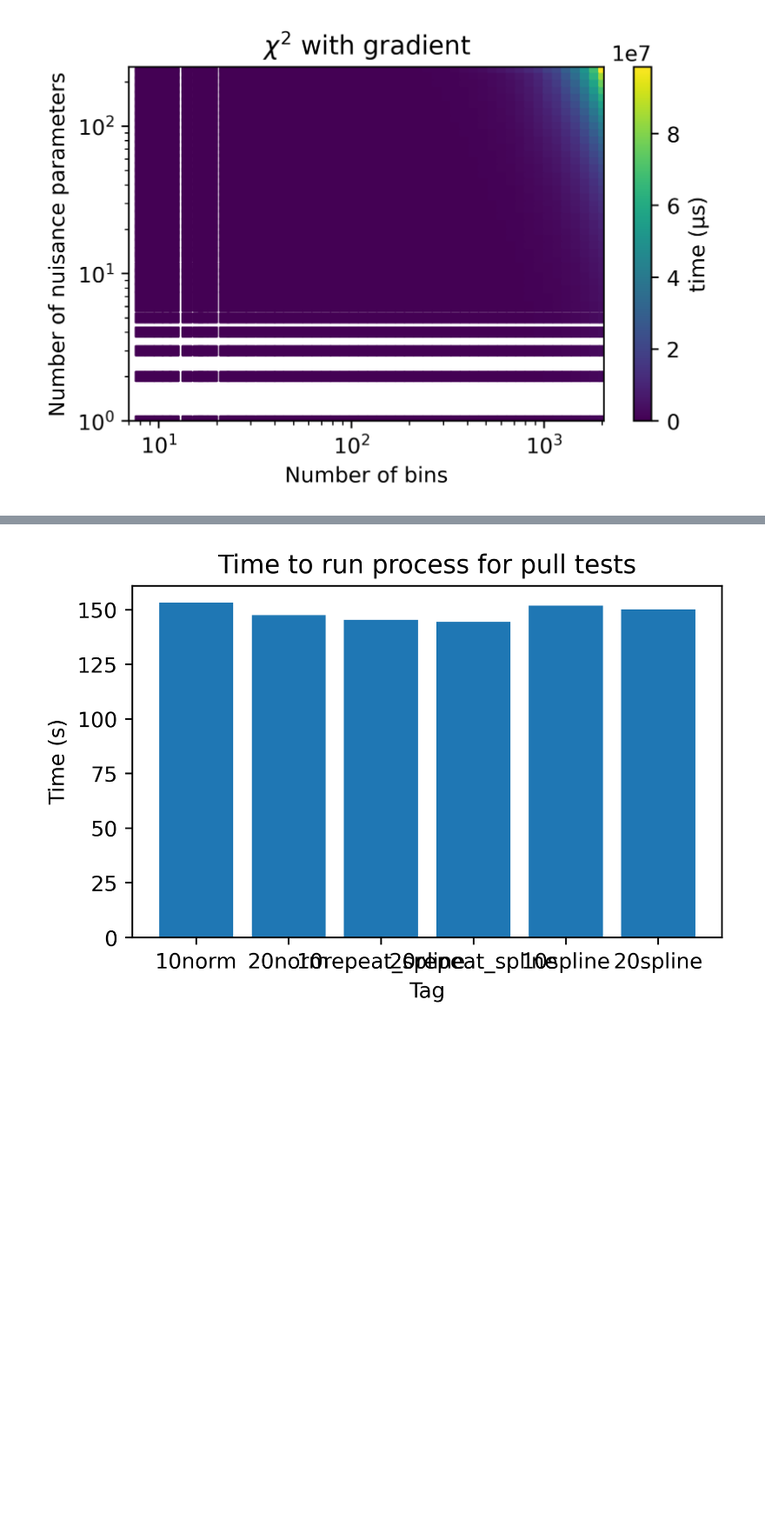
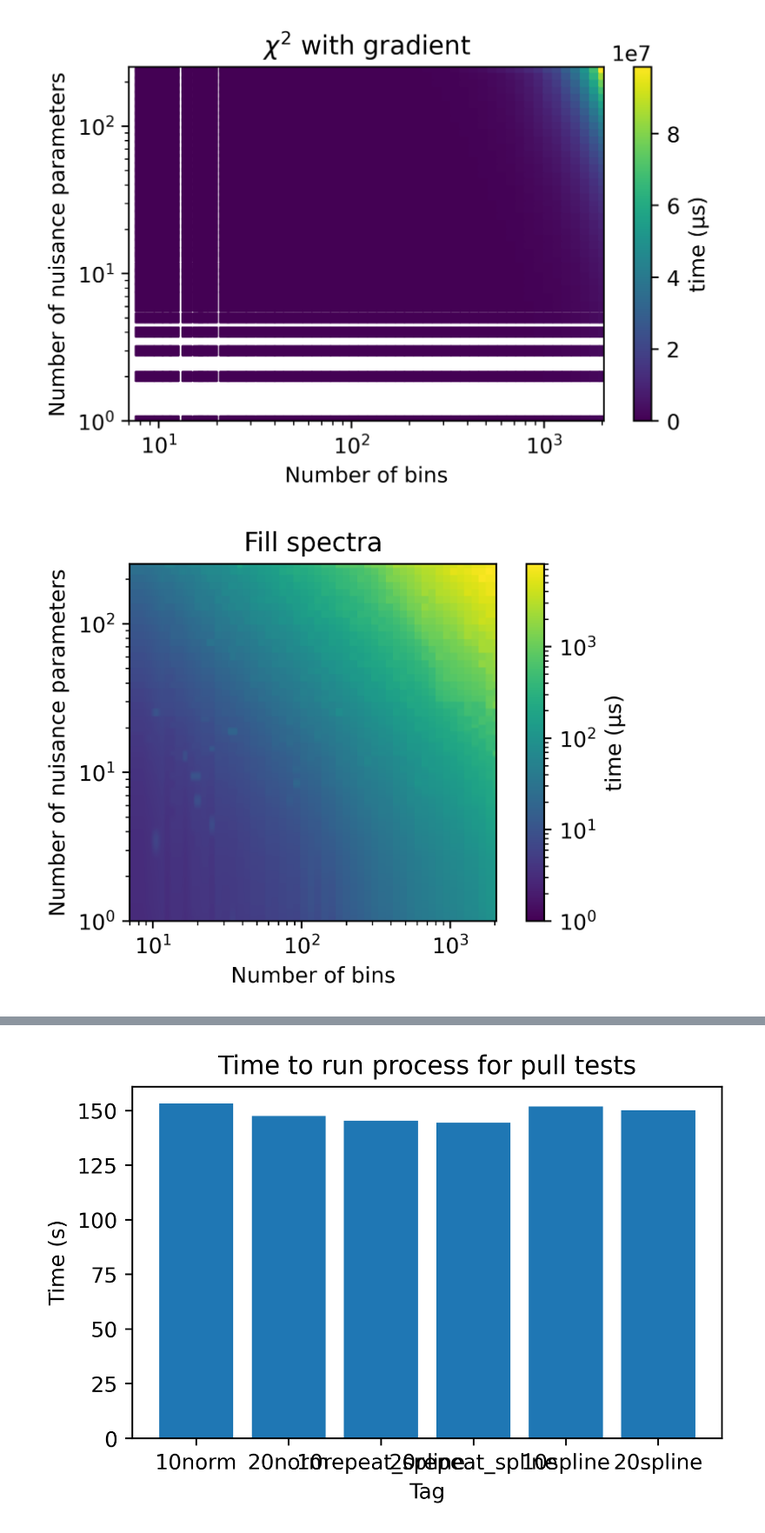
Before and after one commit to BMDragon/PROfit_Scaling, a Jupyter notebook: plotting.ipynb, the cells around one changed output, grey strips where cells are left out. Shown at 87% size. Drawn from its saved outputs; the diff is of its cells as text; code cells hidden in the pictures; blank space fills up the shorter version.

Commit message:
use log scale for colorbar

```diff
--- a/plotting.ipynb
+++ b/plotting.ipynb
@@ -438,3 +440,21 @@ plt.yscale('log')
 plt.show()
 # %% [output]
 [figure]
+# %%
+mesh_x, mesh_y = np.meshgrid(np.arange(5,2050,1), np.arange(0,252,1))
+fs_grid = griddata(valid_fill_spectra_all_times_points, [times_dict[x[0], x[1]][1] for x in valid_fill_spectra_all_times_points], (mesh_x, mesh_y), method='nearest')
+chi2_grid = griddata(valid_chi2_with_grad_times_points, [times_dict[x[0], x[1]][5] for x in valid_chi2_with_grad_times_points], (mesh_x, mesh_y), method='nearest')
+# %%
+plt.figure(figsize=(5, 3), dpi=400)
+plt.imshow(fs_grid, extent=(5,2050,0,250), origin='lower', norm=LogNorm(vmin=1, vmax=8000))
+plt.colorbar(label='time (μs)')
+plt.xlabel('Number of bins')
+plt.ylabel('Number of nuisance parameters')
+plt.title('Fill spectra')
+plt.xlim(7,2050)
+plt.xscale('log')
+plt.ylim(1,252)
+plt.yscale('log')
+plt.show()
+# %% [output]
+[figure, added]
```
Also changed, not shown: parts of 3 cells of this notebook.
